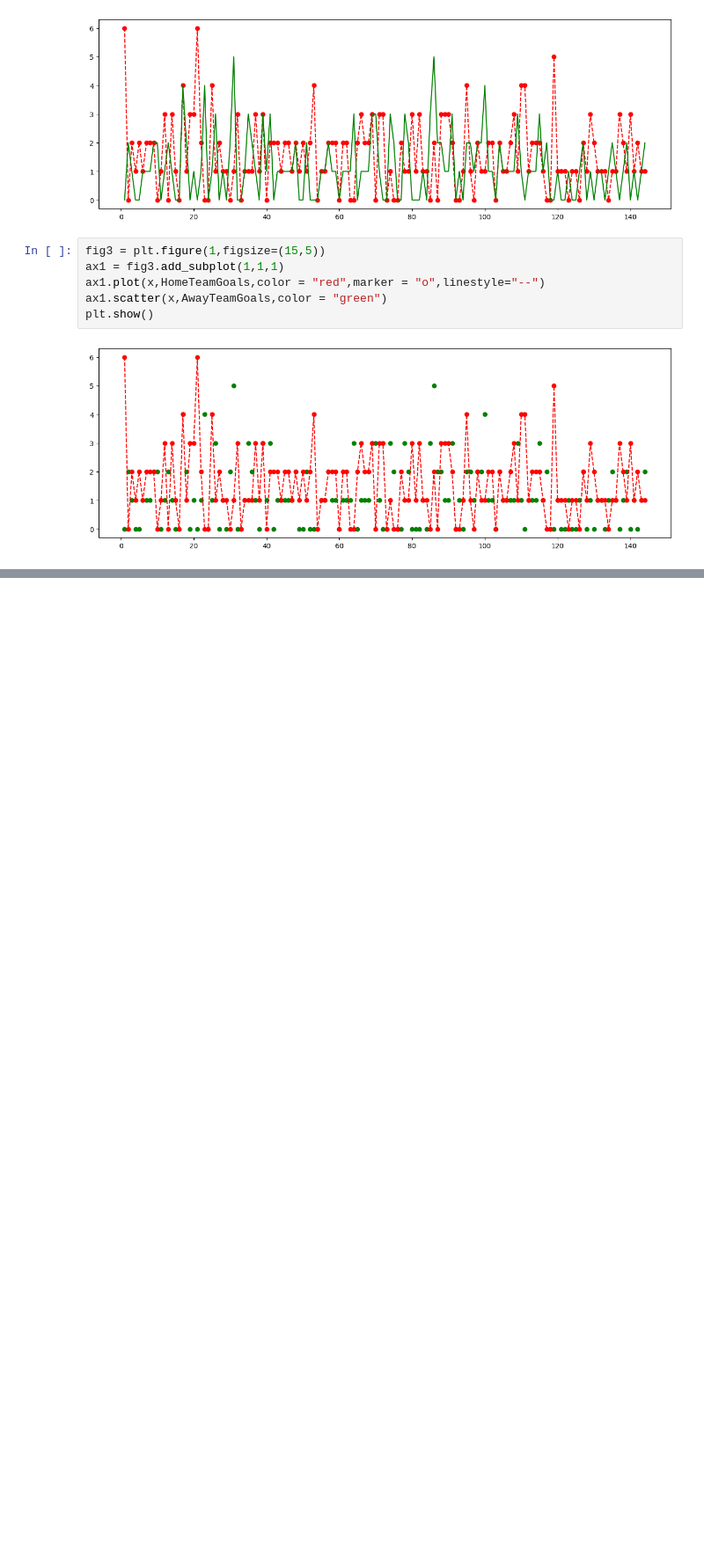
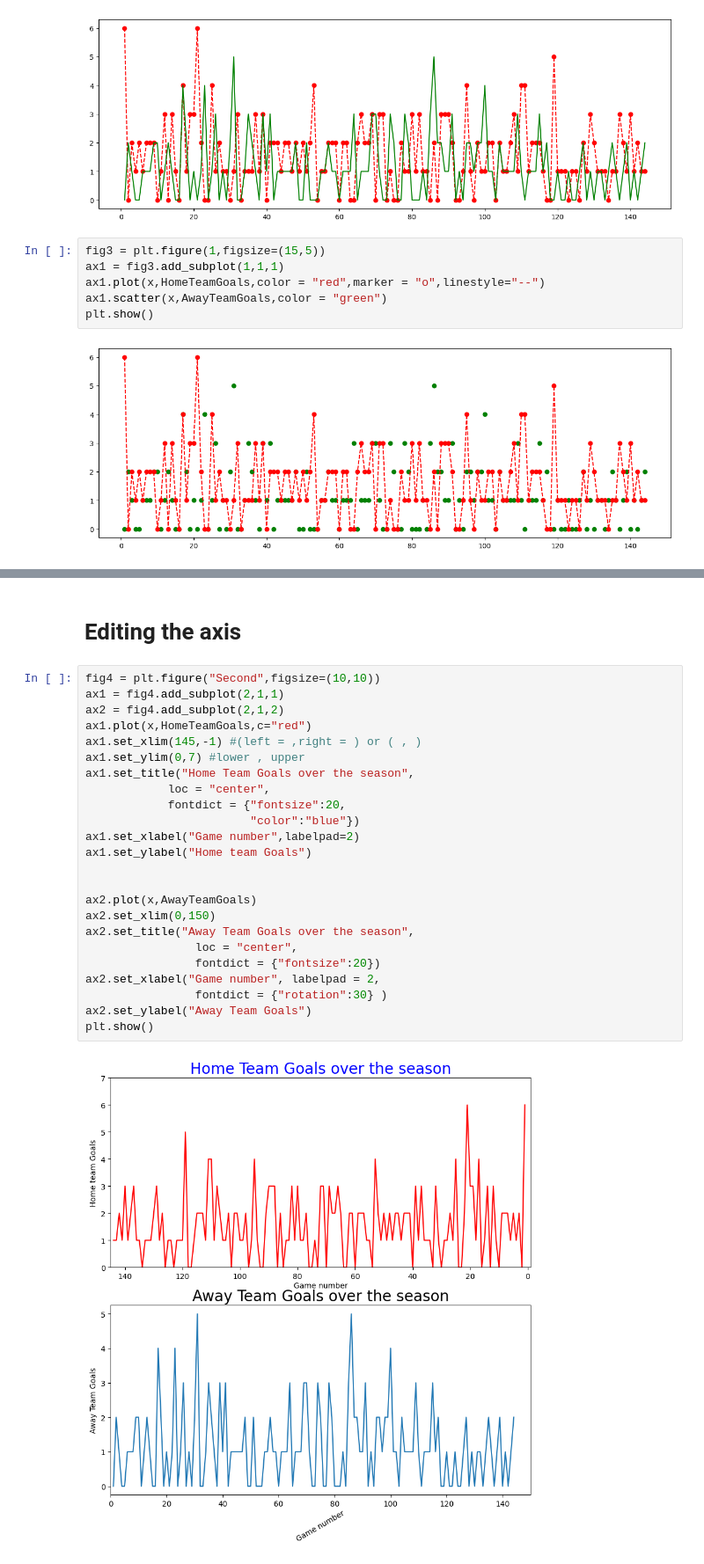
Before and after one commit to soumya-shome/My-Guide-to-Coding, a Jupyter notebook: Visualization/Code1.ipynb, the cells around one changed output, grey strips where cells are left out. Shown at 88% size. Cells and saved outputs as stored; diff of their text form; blank space fills up the shorter version.

```diff
--- a/Visualization/Code1.ipynb
+++ b/Visualization/Code1.ipynb
@@ -171,0 +290,28 @@ plt.show()
+# %% [markdown]
+# Editing the axis
+# %%
+fig4 = plt.figure("Second",figsize=(10,10))
+ax1 = fig4.add_subplot(2,1,1)
+ax2 = fig4.add_subplot(2,1,2)
+ax1.plot(x,HomeTeamGoals,c="red")
+ax1.set_xlim(145,-1) #(left = ,right = ) or ( , )
+ax1.set_ylim(0,7) #lower , upper
+ax1.set_title("Home Team Goals over the season",
+            loc = "center",
+            fontdict = {"fontsize":20,
+                        "color":"blue"})
+ax1.set_xlabel("Game number",labelpad=2)
+ax1.set_ylabel("Home team Goals")
+
+
+ax2.plot(x,AwayTeamGoals)
+ax2.set_xlim(0,150)
+ax2.set_title("Away Team Goals over the season",
+                loc = "center",
+                fontdict = {"fontsize":20})
+ax2.set_xlabel("Game number", labelpad = 2,
+                fontdict = {"rotation":30} )
+ax2.set_ylabel("Away Team Goals")
+plt.show()
+# %% [output]
+[figure, added]
```
Also changed, not shown: parts of 22 cells of this notebook, 11 other files.
